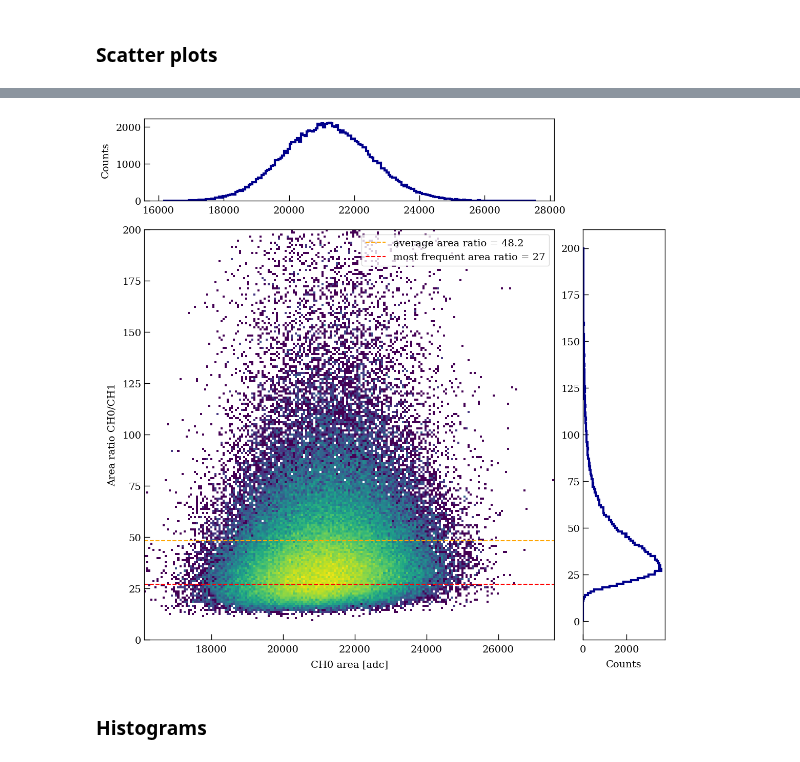
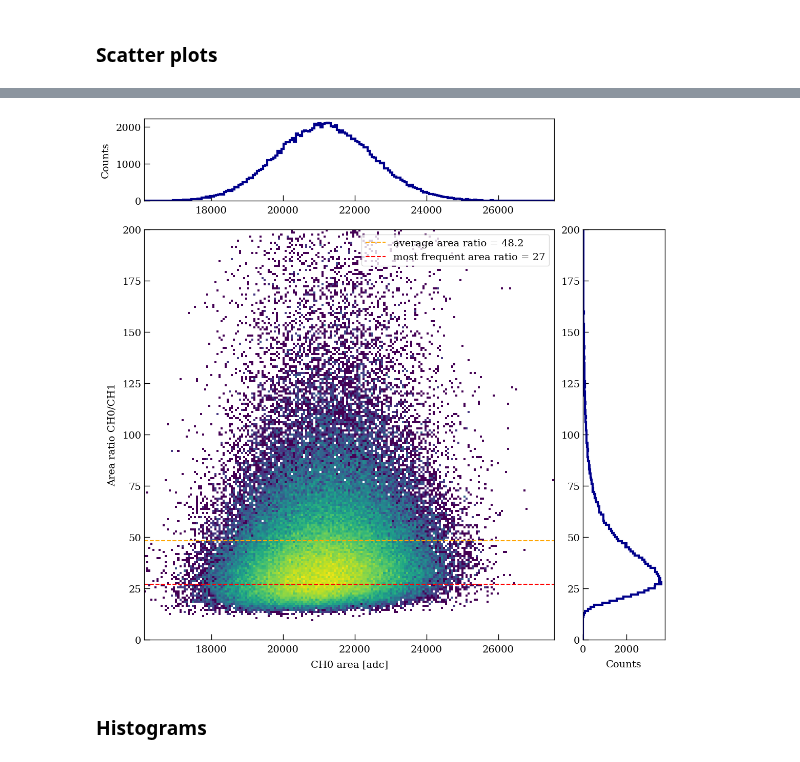
Before and after one commit to Westlake-University-Lsc-lab/RELICS_PMT_Data_Analysis, a Jupyter notebook: PolariserCheck/check_readout.ipynb, the cells around one changed output, grey strips where cells are left out. Cells and saved outputs as stored; diff of their text form; code cells hidden in the pictures.

```diff
--- a/PolariserCheck/check_readout.ipynb
+++ b/PolariserCheck/check_readout.ipynb
@@ -279,35 +283,38 @@ bottom_h = left_h = left + width + 0.07
 rect_scatter = [left, bottom, width, height]
 rect_histx = [left, bottom_h, width, 0.2]
 rect_histy = [left_h, bottom, 0.2, height]
 
 # start with a rectangular Figure
 plt.figure(1, figsize=(8, 8))
 
 axScatter = plt.axes(rect_scatter)
 axHistx = plt.axes(rect_histx)
 axHisty = plt.axes(rect_histy)
 
 axScatter.pcolormesh(xedges,yedges,Hmasked,norm=LogNorm())
 axScatter.set_xlabel('CH0 area [adc]')
 axScatter.set_ylabel('Area ratio CH0/CH1')
+axScatter.set_xlim(min(ch0_area),max(ch0_area))
 axScatter.hlines(y=area_average,xmin=np.min(ch0_area),xmax=np.max(ch0_area),
            linestyle='--',color='orange',
            label='average area ratio = '+str(round(area_average,1)))
 axScatter.hlines(y=area_frequent,xmin=np.min(ch0_area),xmax=np.max(ch0_area),
            linestyle='--',color='red',
            label='most frequent area ratio = '+str(area_frequent))
 axScatter.legend()
 
-axHistx.hist(ch0_area,bins=200,histtype='step',linewidth=3,color='darkblue')
+axHistx.hist(filtered_ch0_area,bins=200,histtype='step',linewidth=3,color='darkblue')
+axHistx.set_xlim(min(ch0_area),max(ch0_area))
 axHistx.set_ylabel('Counts')
 
 axHisty.hist(area_ratio,bins=200,range=(0,200),orientation='horizontal',histtype='step',linewidth=3,color='darkblue')
+axHisty.set_ylim(0,200)
 axHisty.set_xlabel('Counts')
 
 plt.savefig('./img/Pulse area ratio with and without polariser, '+str(V)+' V, '+str(T)+'ns.png',dpi=300)
 plt.show()
 # %% [output]
-[figure, old version]
+[figure, new version]
 # %% [markdown]
 ### Histograms
 # %%
```
Also changed, not shown: parts of 1 cell of this notebook, 2 other files.
